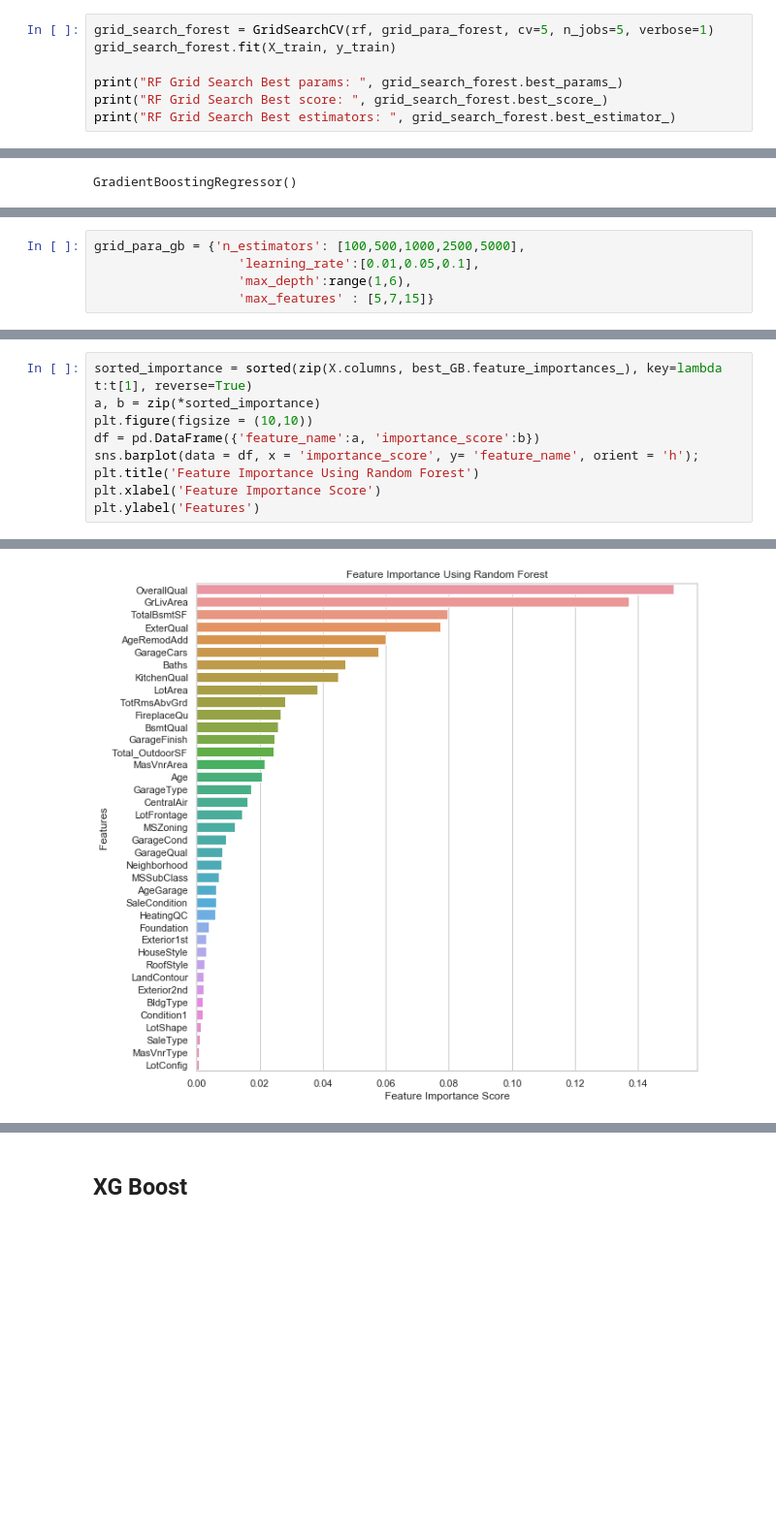
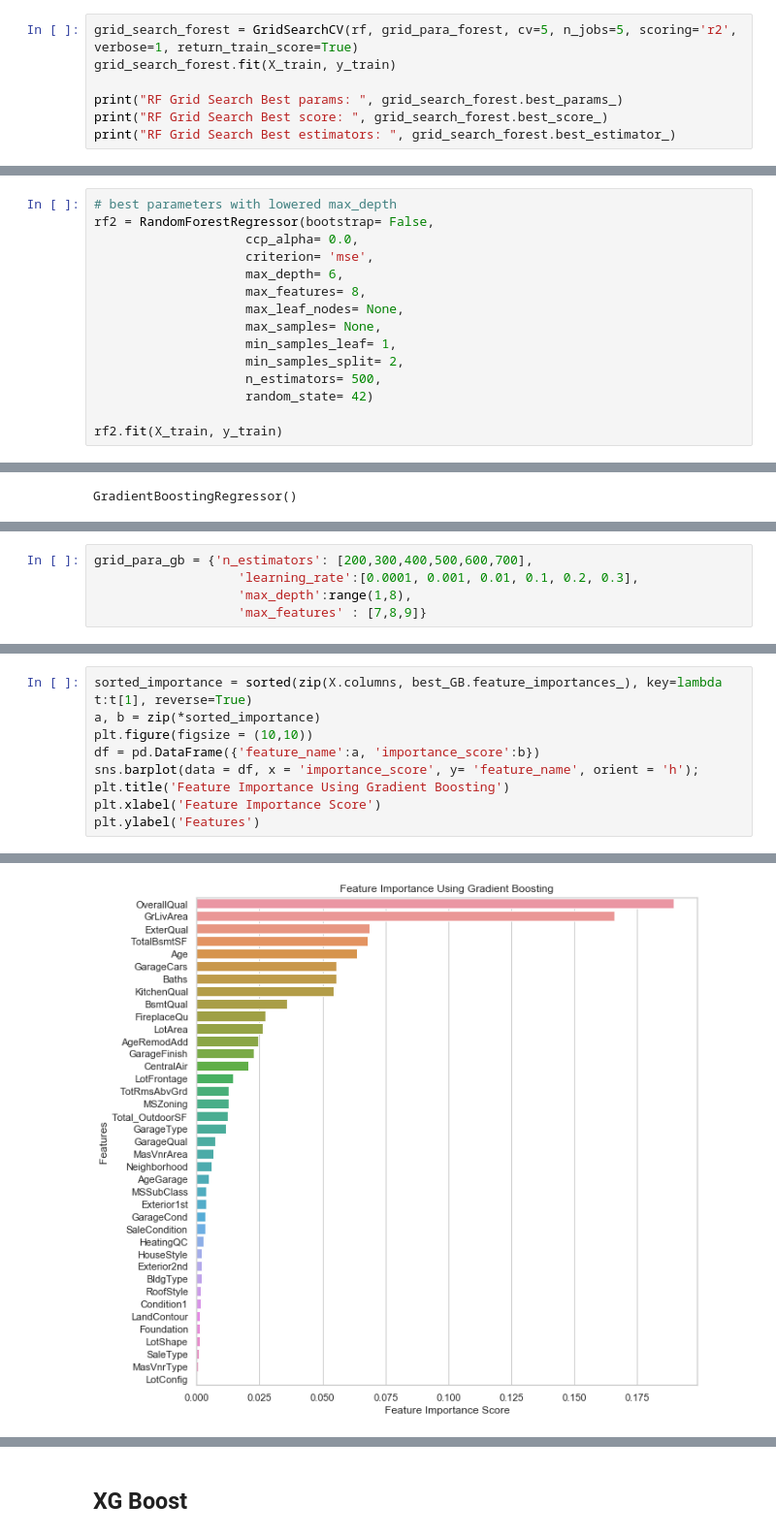
Before and after one commit to mwc201/Housing_Price_Prediction, a Jupyter notebook: Marcus_C/TreeBased_Models.ipynb, the cells around one changed output, grey strips where cells are left out. Shown: that part at 97% size. Saved outputs shown, nothing was run; the diff lists cells and outputs as text; blank space fills up the shorter version.

Commit message:
final scores & feature importance

```diff
--- a/Marcus_C/TreeBased_Models.ipynb
+++ b/Marcus_C/TreeBased_Models.ipynb
@@ -70,5 +86,5 @@ grid_para_forest = {'n_estimators': [150,300,450,600,750,900],
 # %%
-grid_search_forest = GridSearchCV(rf, grid_para_forest, cv=5, n_jobs=5, verbose=1)
+grid_search_forest = GridSearchCV(rf, grid_para_forest, cv=5, n_jobs=5, scoring='r2', verbose=1, return_train_score=True)
 grid_search_forest.fit(X_train, y_train)
 
 print("RF Grid Search Best params: ", grid_search_forest.best_params_)
@@ -106,0 +128,15 @@ RMSE for test data is: 0.128
+# %%
+# best parameters with lowered max_depth
+rf2 = RandomForestRegressor(bootstrap= False,
+                    ccp_alpha= 0.0,
+                    criterion= 'mse',
+                    max_depth= 6,
+                    max_features= 8,
+                    max_leaf_nodes= None,
+                    max_samples= None,
+                    min_samples_leaf= 1,
+                    min_samples_split= 2,
+                    n_estimators= 500,
+                    random_state= 42)
+
+rf2.fit(X_train, y_train)
@@ -146,9 +206,9 @@ RMSE for train data is: 0.056
 RMSE for test data is: 0.136
 # %%
-grid_para_gb = {'n_estimators': [100,500,1000,2500,5000],
-                   'learning_rate':[0.01,0.05,0.1],
-                   'max_depth':range(1,6),
-                   'max_features' : [5,7,15]}
+grid_para_gb = {'n_estimators': [200,300,400,500,600,700],
+                   'learning_rate':[0.0001, 0.001, 0.01, 0.1, 0.2, 0.3],
+                   'max_depth':range(1,8),
+                   'max_features' : [7,8,9]}
 # %%
 grid_search_gb = GridSearchCV(gbm, grid_para_gb, cv=10, n_jobs=-1, verbose=1)
 grid_search_gb.fit(X_train, y_train)
@@ -194,12 +260,12 @@ RMSE for test data is: 0.127
 # %%
 sorted_importance = sorted(zip(X.columns, best_GB.feature_importances_), key=lambda t:t[1], reverse=True)
 a, b = zip(*sorted_importance)
 plt.figure(figsize = (10,10))
 df = pd.DataFrame({'feature_name':a, 'importance_score':b})
 sns.barplot(data = df, x = 'importance_score', y= 'feature_name', orient = 'h');
-plt.title('Feature Importance Using Random Forest')
+plt.title('Feature Importance Using Gradient Boosting')
 plt.xlabel('Feature Importance Score')
 plt.ylabel('Features')
 # %% [output]
 Text(0, 0.5, 'Features')
-[figure, old version]
+[figure, new version]
```
Also changed, not shown: parts of 12 cells of this notebook, 5 other files.
